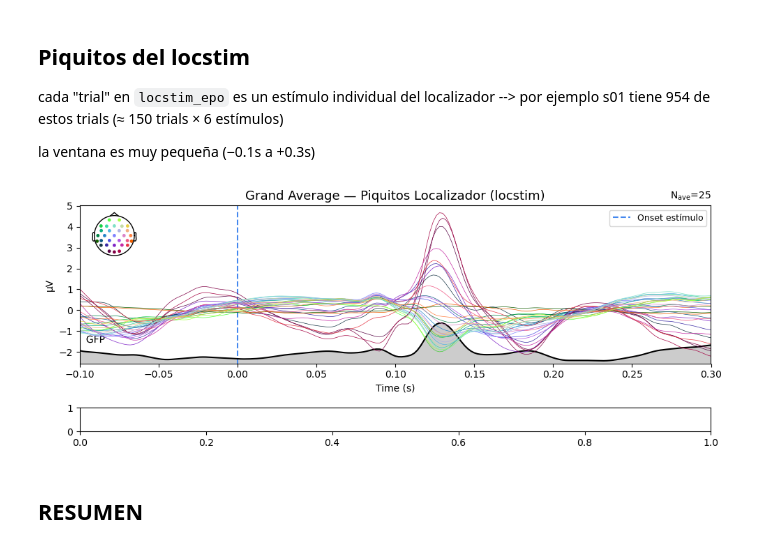
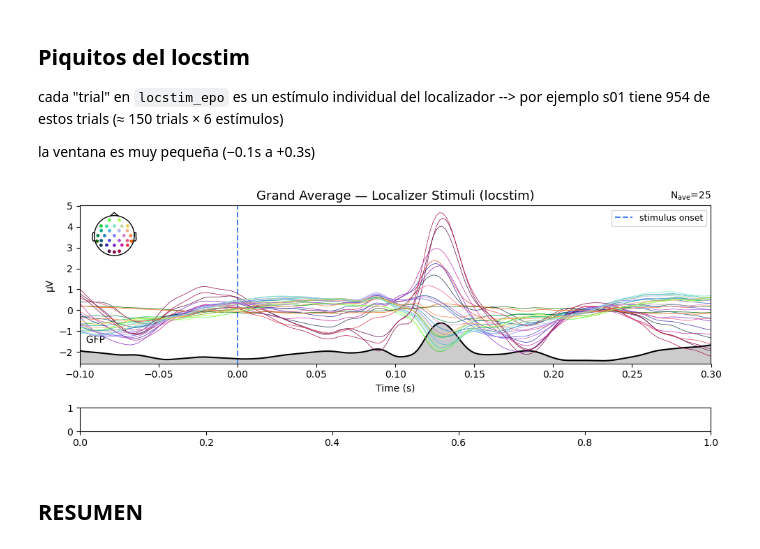
Before and after one commit to martinanapoli/TFG_MARTINA, a Jupyter notebook: EEG_analysis_TFG_MARTINA.ipynb, the cells around one changed output. Cells and saved outputs as stored; diff of their text form; code cells hidden in the pictures.

```diff
--- a/EEG_analysis_TFG_MARTINA.ipynb
+++ b/EEG_analysis_TFG_MARTINA.ipynb
@@ -228,20 +228,20 @@ la ventana es muy pequeña (−0.1s a +0.3s)
 # %%
 # grand average locstim (piquitos del localizador)
 locstim_evokeds  = [ep.average() for ep in all_locstim_epochs]
 locstim_gaverage = mne.grand_average(locstim_evokeds)
 
 fig, axes = plt.subplots(nrows=2, ncols=1, figsize=(10, 4),
                          gridspec_kw=dict(height_ratios=[5, 0.75]))
 
 locstim_gaverage.plot(axes=axes[0], spatial_colors=True, gfp=True, show=False)
-axes[0].set_title('Grand Average — Piquitos Localizador (locstim)', fontsize=13)
-axes[0].axvline(0, color='#4488EE', ls='--', lw=1.5, label='Onset estímulo')
+axes[0].set_title('Grand Average — Localizer Stimuli (locstim)', fontsize=13)
+axes[0].axvline(0, color='#4488EE', ls='--', lw=1.5, label='stimulus onset')
 axes[0].legend(fontsize=9)
 
 plt.tight_layout()
 plt.show()
 # %% [output]
-[figure, old version]
+[figure, new version]
 # %% [markdown]
 ## RESUMEN
 # %%
```
Also changed, not shown: parts of 10 cells of this notebook.
